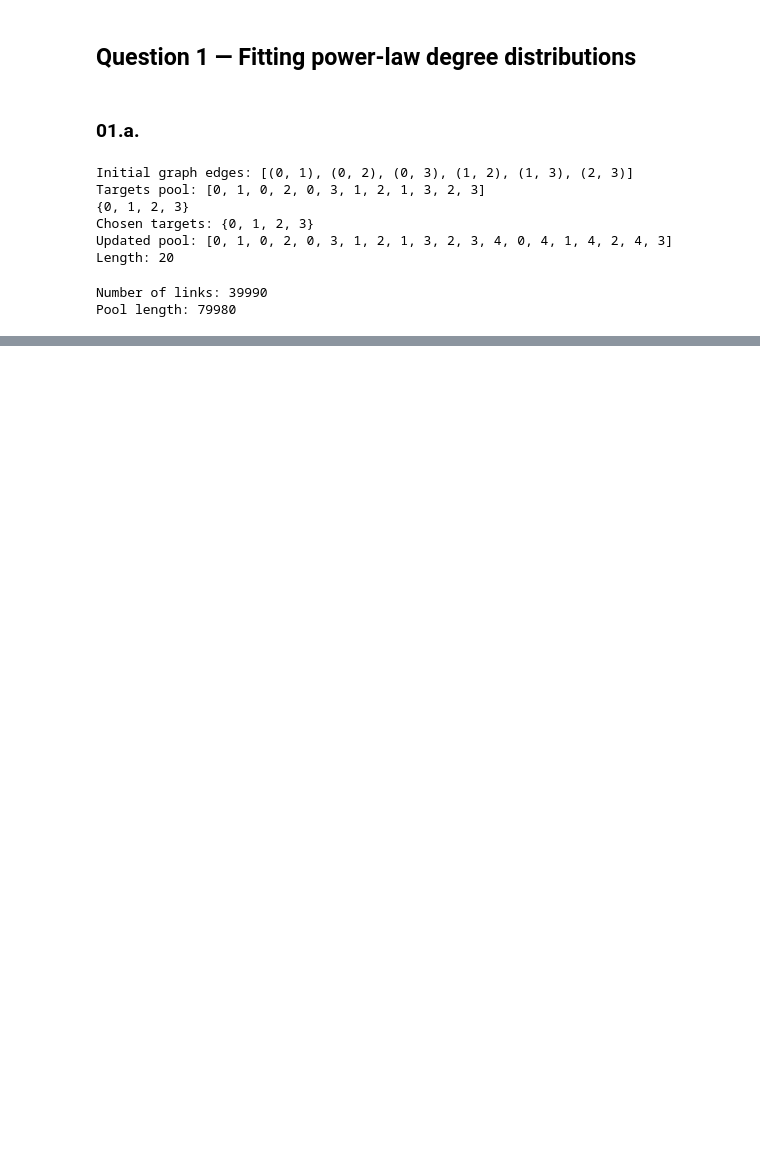
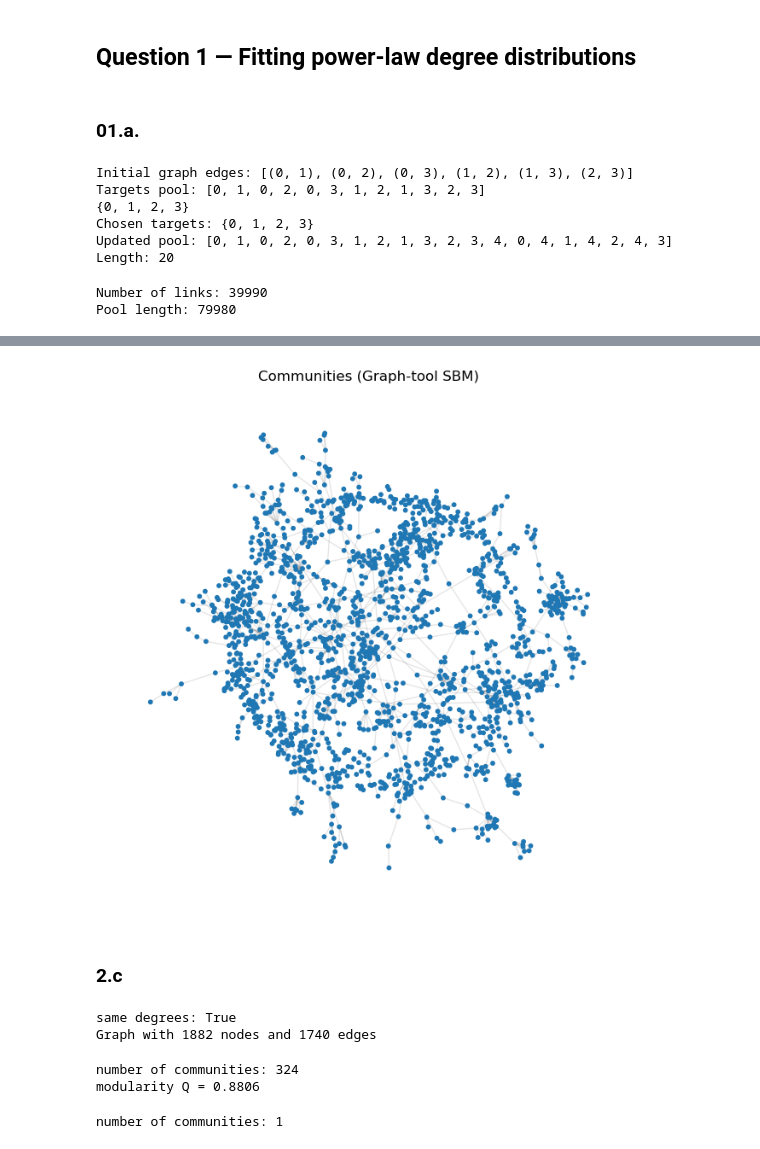
Before and after one commit to JacopoConti/nets7052_fa26, a Jupyter notebook: assignments/assignment02.ipynb, the cells around one changed output, grey strips where cells are left out. Saved outputs shown, nothing was run; the diff lists cells and outputs as text; code cells hidden in the pictures; blank space fills up the shorter version.

```diff
--- a/assignments/assignment02.ipynb
+++ b/assignments/assignment02.ipynb
@@ -171,0 +427,4 @@ My estimation appraoch 3 as the network growth. For k >>> 0, K=1 or k+2 is = ca.
+# %%
+gt.seed_rng(42) # seed = to make it reproducible
+state = gt.minimize_blockmodel_dl(g) # fit the SBM that minimizes the description length
+b = state.get_blocks() # community (block) of each node, by graph-tool index
@@ -171,0 +438,62 @@ My estimation appraoch 3 as the network growth. For k >>> 0, K=1 or k+2 is = ca.
+# %%
+
+# Visualisation
+colors = [partition_gt[node] for node in G.nodes()]   # community of each node, in networkx order
+
+fig, ax = plt.subplots(figsize=(8, 8))
+nx.draw_networkx_edges(G, pos, alpha=0.1, ax=ax)                            # edges, light so nodes are visible
+nx.draw_networkx_nodes(G, pos, node_color=colors, cmap='tab20', node_size=10, ax=ax)   # nodes colored by community
+ax.set_title('Communities (Graph-tool SBM)')
+ax.axis('off')
+plt.show()
+# %% [output]
+[figure, added]
+# %% [markdown]
+### 2.c
+# %%
+# Randomization of the netwrok degree-preserving (edge-swap)
+
+G_rand = G.copy()
+n_swaps = 10 * G_rand.number_of_edges() # high number to assure the randomisation
+nx.double_edge_swap(G_rand, nswap=n_swaps, max_tries=n_swaps * 100, seed=42)
+
+# check
+print('same degrees:', dict(G.degree()) == dict(G_rand.degree()))
+print(G_rand)
+# %% [output]
+same degrees: True
+Graph with 1882 nodes and 1740 edges
+# %%
+# Louvian on the null model
+
+communities_rand = nx.community.louvain_communities(G_rand, seed=42)
+Q_rand = nx.community.modularity(G_rand, communities_rand)
+partition_louvain_rand = {node: i for i, c in enumerate(communities_rand) for node in c}   # {node_id: community_id}
+
+print('number of communities:', len(communities_rand))
+print('modularity Q =', round(Q_rand, 4))
+# %% [output]
+number of communities: 324
+modularity Q = 0.8806
+# %%
+# SDM on the null model
+
+def to_graph_tool(G):
+    node_list = list(G.nodes())
+    index = {node: i for i, node in enumerate(node_list)}
+    g = gt.Graph(directed=False)
+    g.add_vertex(len(node_list))
+    g.add_edge_list([(index[u], index[v]) for u, v in G.edges()])
+    return g, node_list
+
+g_rand, node_list_rand = to_graph_tool(G_rand)
+
+gt.seed_rng(42)
+state_rand = gt.minimize_nested_blockmodel_dl(g_rand)
+b_rand = state_rand.get_levels()[0].get_blocks()
+
+partition_sbm_rand = {node_list_rand[i]: int(b_rand[i]) for i in range(len(node_list_rand))}
+
+print('number of communities:', len(set(partition_sbm_rand.values())))
+# %% [output]
+number of communities: 1
```
Also changed, not shown: parts of 68 cells of this notebook.
